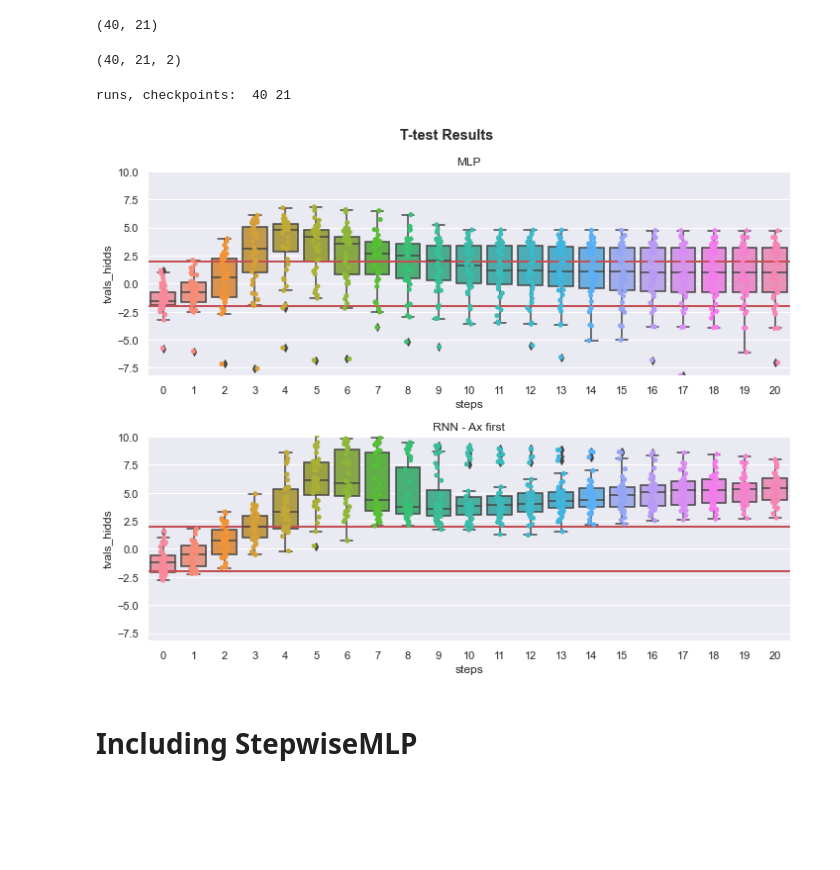
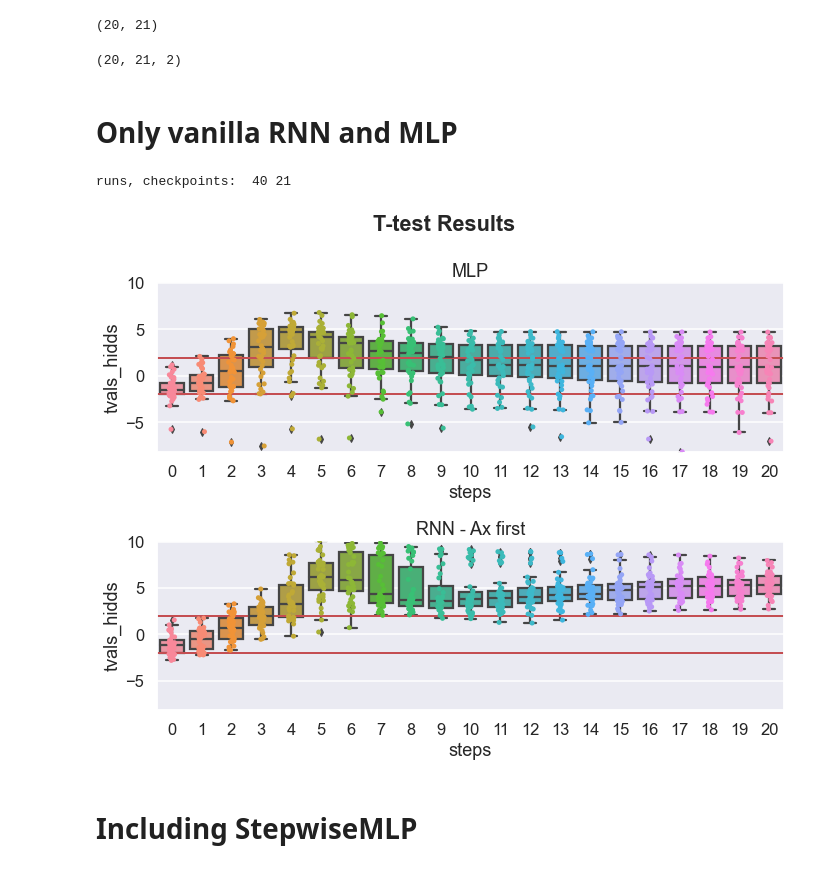
Before and after one commit to MaryZolfaghar/WCSLS, a Jupyter notebook: notebooks/resutls_ttest.ipynb, the cells around one changed output. Cells and saved outputs as stored; diff of their text form; code cells hidden in the pictures; blank space fills up the shorter version.

```diff
--- a/notebooks/resutls_ttest.ipynb
+++ b/notebooks/resutls_ttest.ipynb
@@ -11,7 +11,7 @@ from utils.util import *
 sns.set_theme()
 sns.set_style("darkgrid")
 # sns.set_context("paper")
-# sns.set_context("talk")
+sns.set_context("talk")
 # %%
 ctx_order = 'first'
 ctx_order_str = 'ctxF'
@@ -31,24 +36,29 @@ rnn_runs = dict_to_list(rnn_results, analyze_name)
 swmlp_runs = dict_to_list(swmlp_results, analyze_name)
 # %%
-np.asarray(rnn_runs['t_stat_hidd']).shape
+np.asarray(rnncell_runs['t_stat_hidd']).shape
 # %% [output]
-(40, 21)
+(20, 21)
 # %%
-t_hidds_mlp   = np.asarray(mlp_runs['t_stat_hidd'])
-t_hidds_rnn   = np.asarray(rnn_runs['t_stat_hidd'])
-t_hidds_swmlp = np.asarray(swmlp_runs['t_stat_hidd'])
+t_hidds_mlp       = np.asarray(mlp_runs['t_stat_hidd'])
+t_hidds_rnn       = np.asarray(rnn_runs['t_stat_hidd'])
+t_hidds_rnncell   = np.asarray(rnncell_runs['t_stat_hidd'])
+t_hidds_swmlp     = np.asarray(swmlp_runs['t_stat_hidd'])
+t_hidds_swmlp.shape
+# %% [output]
+(20, 21, 2)
-# %%
-t_hidds_swmlp.shape
-# %% [output]
-(40, 21, 2)
+# %% [markdown]
+# Only vanilla RNN and MLP
+# %%
+mi = min(min(np.min(t_hidds_mlp, axis=0)),
+         min(np.min(t_hidds_rnn, axis=0)))
+mx = max(max(np.max(t_hidds_mlp, axis=0)),
+         max(np.max(t_hidds_rnn, axis=0)))
+runs = t_hidds_mlp.shape[0]
+checkpoints = t_hidds_mlp.shape[1]
+print('runs, checkpoints: ', runs, checkpoints)
+# %% [output]
+runs, checkpoints:  40 21
 # %%
-mi = min(min(np.min(t_hidds_mlp, axis=0)), min(np.min(t_hidds_rnn, axis=0)))
-mx = max(max(np.max(t_hidds_mlp, axis=0)), max(np.max(t_hidds_rnn, axis=0)))
-
-runs = t_hidds_mlp.shape[0]
-checkpoints = t_hidds_mlp.shape[1]
-print('runs, checkpoints: ', runs, checkpoints)
-
 fig, axs = plt.subplots(2, 1, figsize=(10,8))
 val_name = 'tvals_hidds'
 threshold = 1.96
@@ -56,37 +66,36 @@ threshold = 1.96
 val = t_hidds_mlp
 df = pd.DataFrame(val, columns= np.arange(checkpoints))
 df.insert(0, 'runs', np.arange(runs))
 df2 = pd.melt(df, id_vars=['runs'],var_name='steps', value_name=val_name)
 # plot
 ax = axs[0]
 ax = sns.boxplot(x='steps', y=val_name, data=df2, ax=ax)
 ax = sns.stripplot(x='steps', y=val_name, data=df2, ax=ax)
 ax.set_title('MLP')
 
 # RNN
 val = t_hidds_rnn
 df = pd.DataFrame(val, columns= np.arange(checkpoints))
 df.insert(0, 'runs', np.arange(runs))
 df2 = pd.melt(df, id_vars=['runs'],var_name='steps', value_name=val_name)
 # plot
 ax = axs[1]
 ax = sns.boxplot(x='steps', y=val_name, data=df2, ax=ax)
 ax = sns.stripplot(x='steps', y=val_name, data=df2, ax=ax)
 ax.set_title('RNN - Ax %s' %(ctx_order))
 
 for ax in axs:
     ax.axhline(y=threshold, color='r', linewidth=2)
     ax.axhline(y=-1*threshold, color='r', linewidth=2)
     ax.set_ylim([mi, mx])
 
 fig.suptitle('T-test Results', fontweight='bold')
 plt.tight_layout()
 fig_str = '%s_ttest_results_both_models_hidds' %(ctx_order_str)
-# fig.savefig(('../../figures/' + fig_str + '.pdf'),
-        # bbox_inches = 'tight', pad_inches = 0)
+fig.savefig(('../../figures/' + fig_str + '.pdf'),
+        bbox_inches = 'tight', pad_inches = 0)
 # %% [output]
-runs, checkpoints:  40 21
-[figure, old version]
+[figure, new version]
 # %% [markdown]
 # Including StepwiseMLP
 # %%
```
Also changed, not shown: parts of 5 cells of this notebook, 10 other files.
